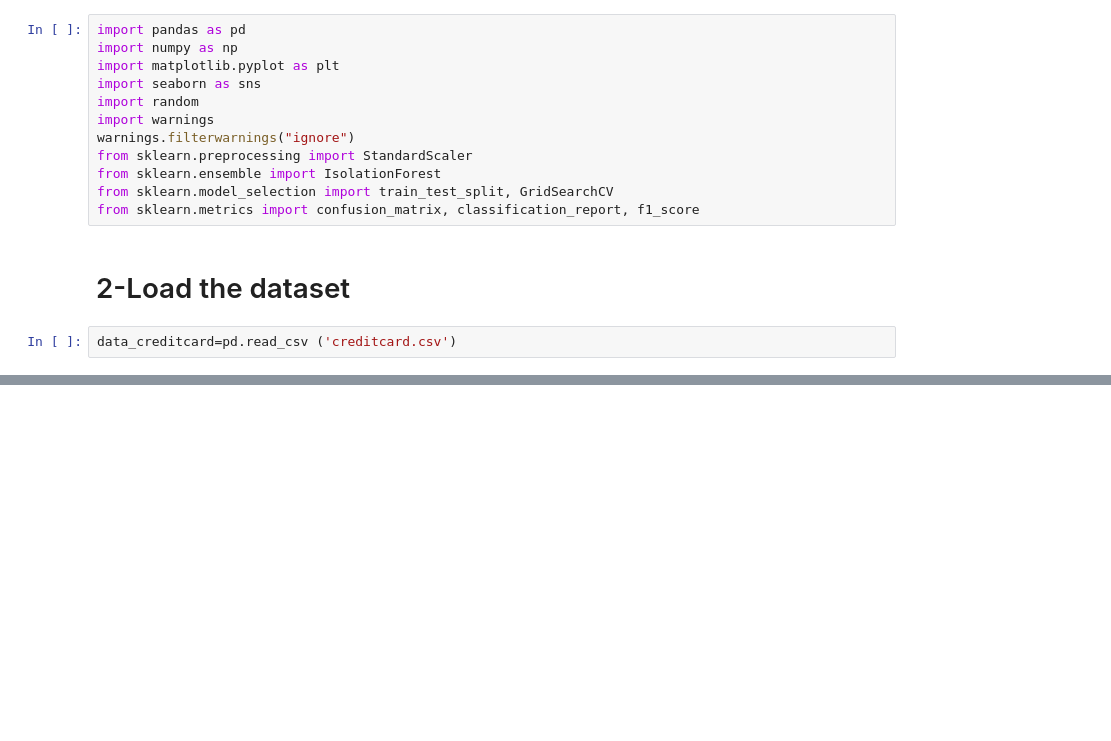
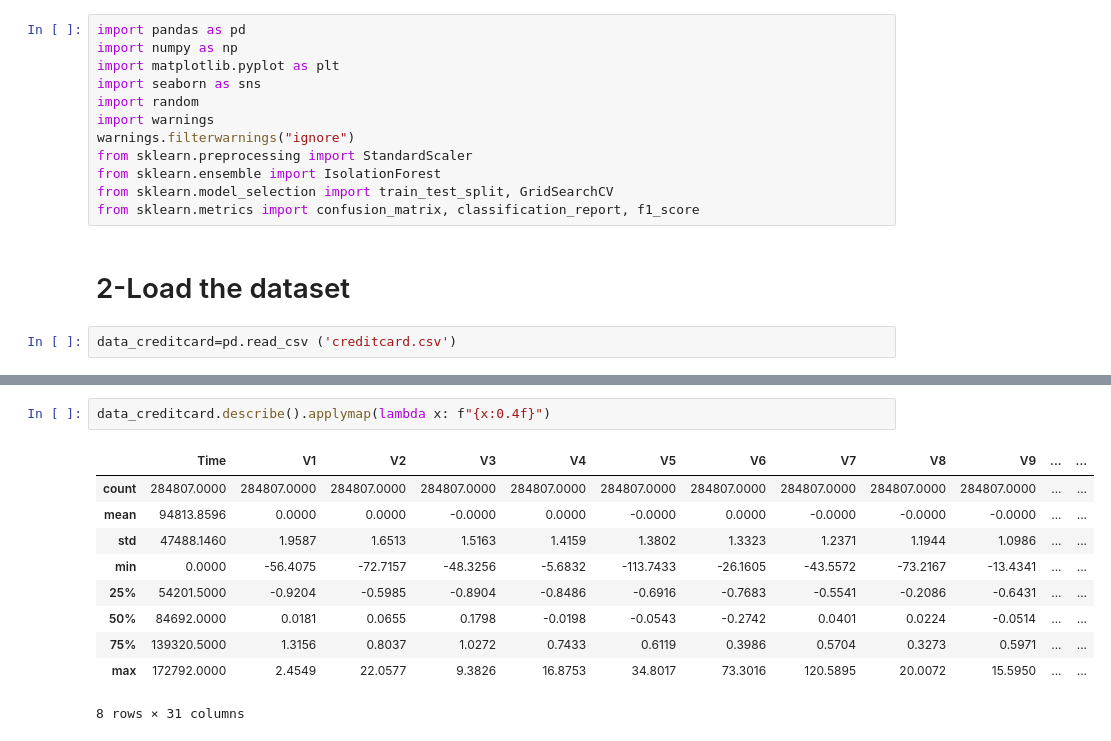
Before and after one commit to MostafaGorgani/Novelty-detection-by-Isolation-Forest, a Jupyter notebook: Anomaly Detection by Isolation Forest.ipynb, the cells around one changed output, grey strips where cells are left out. Drawn from its saved outputs; the diff is of its cells as text; blank space fills up the shorter version.

```diff
--- a/Anomaly Detection by Isolation Forest.ipynb
+++ b/Anomaly Detection by Isolation Forest.ipynb
@@ -27,0 +55,13 @@ data_creditcard=pd.read_csv ('creditcard.csv')
+# %%
+data_creditcard.describe().applymap(lambda x: f"{x:0.4f}")
+# %% [output]
+|  | Time | V1 | V2 | V3 | V4 | V5 | V6 | V7 | V8 | V9 | ... | ... |
+| count | 284807.0000 | 284807.0000 | 284807.0000 | 284807.0000 | 284807.0000 | 284807.0000 | 284807.0000 | 284807.0000 | 284807.0000 | 284807.0000 | ... | ... |
+| mean | 94813.8596 | 0.0000 | 0.0000 | -0.0000 | 0.0000 | -0.0000 | 0.0000 | -0.0000 | -0.0000 | -0.0000 | ... | ... |
+| std | 47488.1460 | 1.9587 | 1.6513 | 1.5163 | 1.4159 | 1.3802 | 1.3323 | 1.2371 | 1.1944 | 1.0986 | ... | ... |
+| min | 0.0000 | -56.4075 | -72.7157 | -48.3256 | -5.6832 | -113.7433 | -26.1605 | -43.5572 | -73.2167 | -13.4341 | ... | ... |
+| 25% | 54201.5000 | -0.9204 | -0.5985 | -0.8904 | -0.8486 | -0.6916 | -0.7683 | -0.5541 | -0.2086 | -0.6431 | ... | ... |
+| 50% | 84692.0000 | 0.0181 | 0.0655 | 0.1798 | -0.0198 | -0.0543 | -0.2742 | 0.0401 | 0.0224 | -0.0514 | ... | ... |
+| 75% | 139320.5000 | 1.3156 | 0.8037 | 1.0272 | 0.7433 | 0.6119 | 0.3986 | 0.5704 | 0.3273 | 0.5971 | ... | ... |
+| max | 172792.0000 | 2.4549 | 22.0577 | 9.3826 | 16.8753 | 34.8017 | 73.3016 | 120.5895 | 20.0072 | 15.5950 | ... | ... |
+8 rows × 31 columns
```
Also changed, not shown: parts of 8 cells of this notebook.
